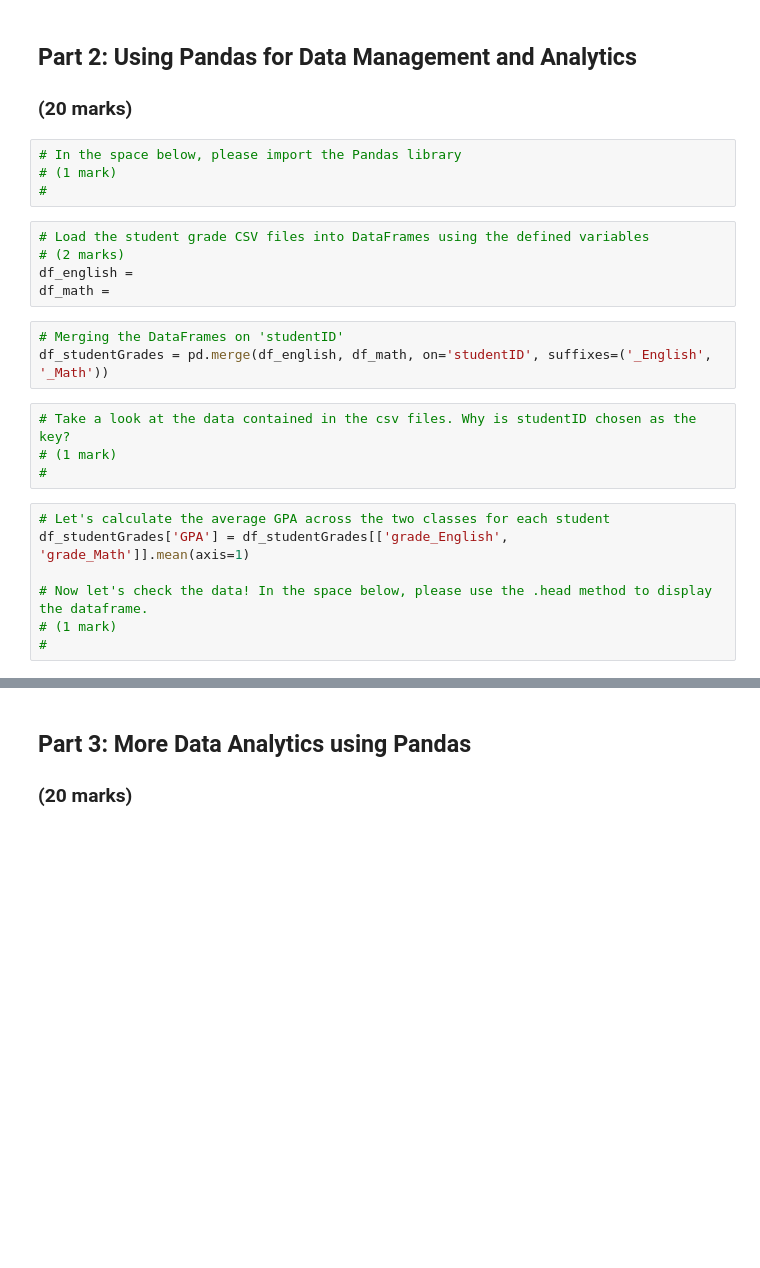
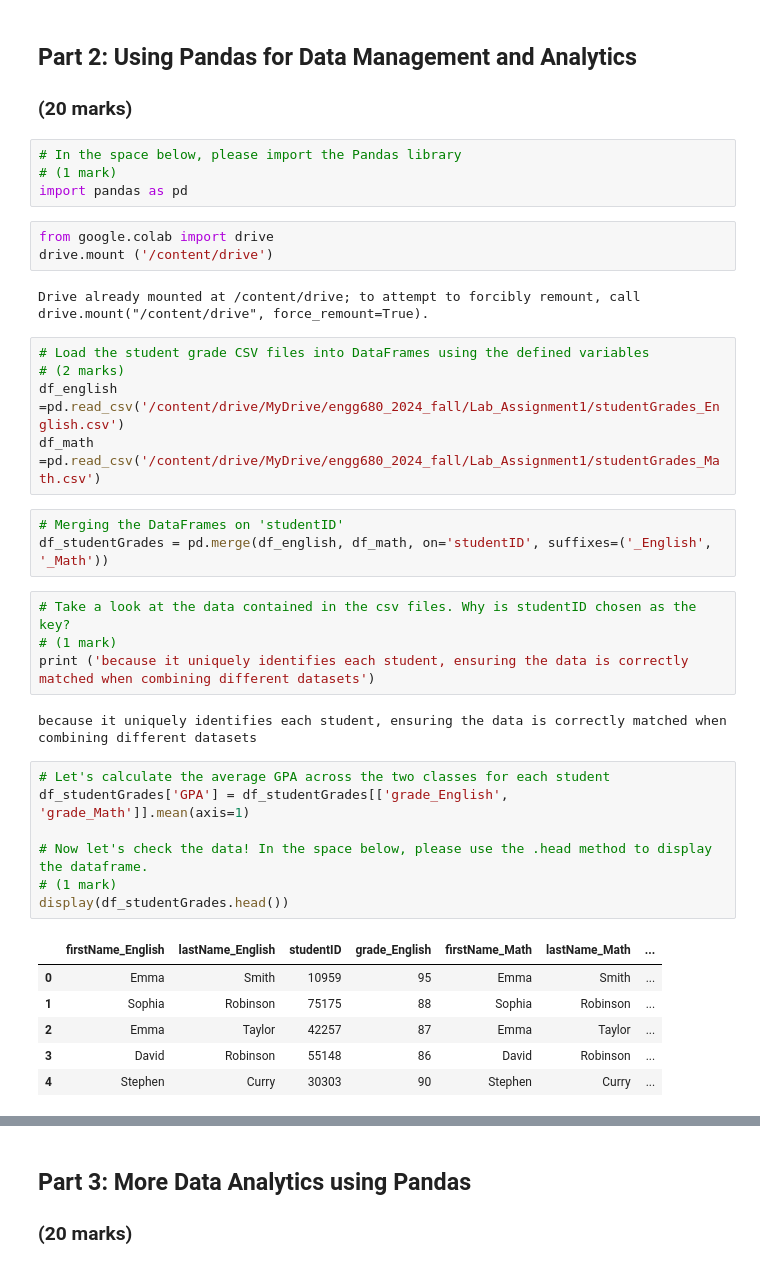
Before and after one commit to ZohrehMejrisazanoosi/engg680_2024_fall, a Jupyter notebook: Lab_Assignment1/StudentGradeManagementSystem.ipynb, the cells around one changed output, grey strips where cells are left out. Saved outputs shown, nothing was run; the diff lists cells and outputs as text; blank space fills up the shorter version.

```diff
--- a/Lab_Assignment1/StudentGradeManagementSystem.ipynb
+++ b/Lab_Assignment1/StudentGradeManagementSystem.ipynb
@@ -47,26 +47,40 @@ The subjects involved in this grading system are :English and Math.
 # %%
 # In the space below, please import the Pandas library
 # (1 mark)
-#
+import pandas as pd
+# %%
+from google.colab import drive
+drive.mount ('/content/drive')
+# %% [output]
+Drive already mounted at /content/drive; to attempt to forcibly remount, call drive.mount("/content/drive", force_remount=True).
 # %%
 # Load the student grade CSV files into DataFrames using the defined variables
 # (2 marks)
-df_english =
-df_math =
+df_english =pd.read_csv('/content/drive/MyDrive/engg680_2024_fall/Lab_Assignment1/studentGrades_English.csv')
+df_math =pd.read_csv('/content/drive/MyDrive/engg680_2024_fall/Lab_Assignment1/studentGrades_Math.csv')
 # %%
 # Merging the DataFrames on 'studentID'
 df_studentGrades = pd.merge(df_english, df_math, on='studentID', suffixes=('_English', '_Math'))
 # %%
 # Take a look at the data contained in the csv files. Why is studentID chosen as the key?
 # (1 mark)
-#
+print ('because it uniquely identifies each student, ensuring the data is correctly matched when combining different datasets')
+# %% [output]
+because it uniquely identifies each student, ensuring the data is correctly matched when combining different datasets
 # %%
 # Let's calculate the average GPA across the two classes for each student
 df_studentGrades['GPA'] = df_studentGrades[['grade_English', 'grade_Math']].mean(axis=1)
 
 # Now let's check the data! In the space below, please use the .head method to display the dataframe.
 # (1 mark)
-#
+display(df_studentGrades.head())
+# %% [output]
+|  | firstName_English | lastName_English | studentID | grade_English | firstName_Math | lastName_Math | ... |
+| 0 | Emma | Smith | 10959 | 95 | Emma | Smith | ... |
+| 1 | Sophia | Robinson | 75175 | 88 | Sophia | Robinson | ... |
+| 2 | Emma | Taylor | 42257 | 87 | Emma | Taylor | ... |
+| 3 | David | Robinson | 55148 | 86 | David | Robinson | ... |
+| 4 | Stephen | Curry | 30303 | 90 | Stephen | Curry | ... |
 # %%
 # Do you notice a problem? The rows for first name and last name have been duplicated!
 # .drop(columns=['<column_name1>','<column_name2>'] is a Pandas method that can be used to drop columns.
```
Also changed, not shown: parts of 13 cells of this notebook.
